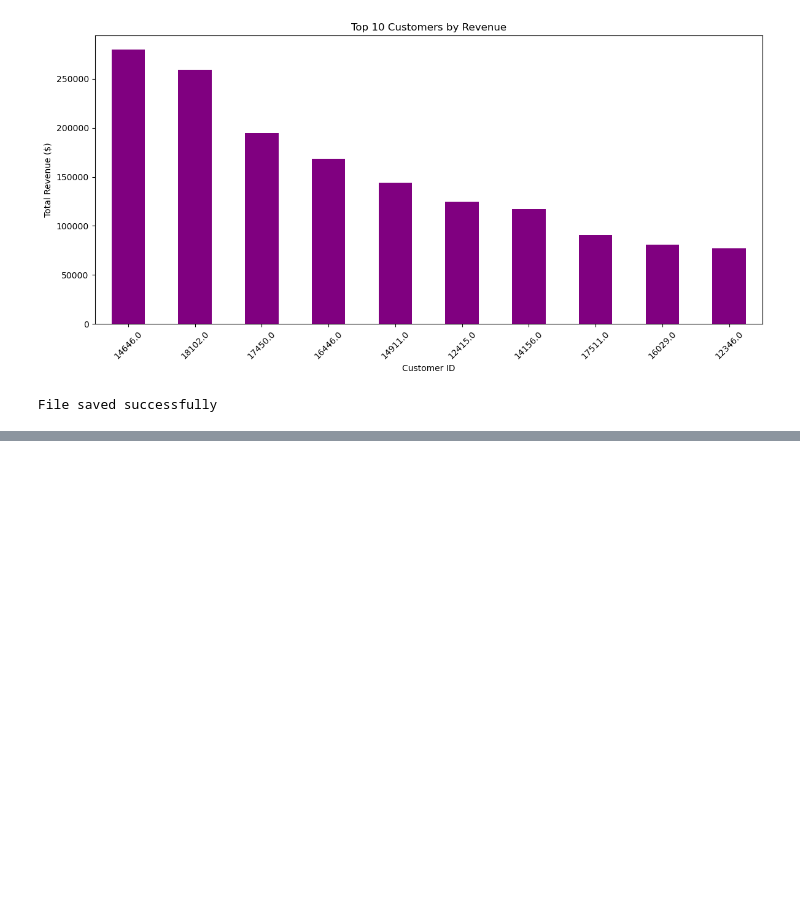
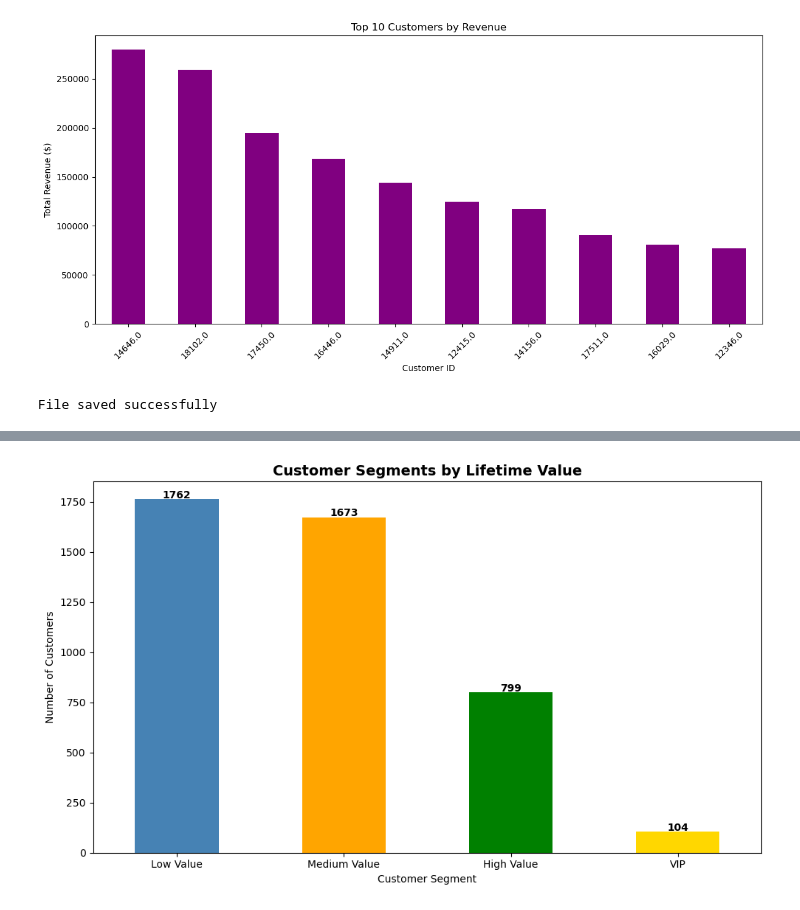
Before and after one commit to Saad-TheAnalyst/Ecommerce-Sales-Customer-Analysis, a Jupyter notebook: ecommerce_analysis.ipynb, the cells around one changed output, grey strips where cells are left out. Cells and saved outputs as stored; diff of their text form; code cells hidden in the pictures; blank space fills up the shorter version.

Commit message:
Updated E-commerce Analysis with RFM analysis, CLV and improved dashboard

```diff
--- a/ecommerce_analysis.ipynb
+++ b/ecommerce_analysis.ipynb
@@ -285,0 +315,24 @@ File saved successfully
+# %%
+##  RFM Analysis
+
+import datetime
+snapshot_date = df['InvoiceDate'].max() + datetime.timedelta(days=1)
+
+rfm = df.groupby('CustomerID').agg(
+    Recency=('InvoiceDate', lambda x: (snapshot_date - x.max()).days),
+    Frequency=('InvoiceNo', 'nunique'),
+    Monetary=('TotalRevenue', 'sum')
+).round(2)
+
+rfm['R_Score'] = pd.qcut(rfm['Recency'], 4, labels=[4,3,2,1])
+rfm['F_Score'] = pd.qcut(rfm['Frequency'].rank(method='first'), 4, labels=[1,2,3,4])
+rfm['M_Score'] = pd.qcut(rfm['Monetary'], 4, labels=[1,2,3,4])
+rfm['RFM_Score'] = rfm['R_Score'].astype(str) + rfm['F_Score'].astype(str) + rfm['M_Score'].astype(str)
+
+print("=== RFM ANALYSIS ===")
+print(f"Total Customers: {len(rfm)}")
+print(f"Average Recency: {rfm['Recency'].mean():.0f} days")
+print(f"Average Frequency: {rfm['Frequency'].mean():.1f} orders")
+print(f"Average Monetary: ${rfm['Monetary'].mean():,.2f}")
+print("\nTop 10 Most Valuable Customers:")
+print(rfm.nlargest(10, 'Monetary')[['Recency', 'Frequency', 'Monetary']].to_string())
@@ -285,0 +480,19 @@ File saved successfully
+# %%
+##   RFM Customer Segments
+
+rfm_segments = pd.cut(rfm['Monetary'],
+    bins=[0, 500, 2000, 10000, float('inf')],
+    labels=['Low Value', 'Medium Value', 'High Value', 'VIP'])
+segment_counts = rfm_segments.value_counts()
+plt.figure(figsize=(10,6))
+segment_counts.plot(kind='bar', color=['steelblue', 'orange', 'green', 'gold'])
+plt.title('Customer Segments by Lifetime Value', fontsize=14, fontweight='bold')
+plt.xlabel('Customer Segment')
+plt.ylabel('Number of Customers')
+plt.xticks(rotation=0)
+for i, v in enumerate(segment_counts):
+    plt.text(i, v+5, str(v), ha='center', fontweight='bold')
+plt.tight_layout()
+plt.show()
+# %% [output]
+[figure, added]
```
Also changed, not shown: parts of 16 cells of this notebook, 2 other files.
